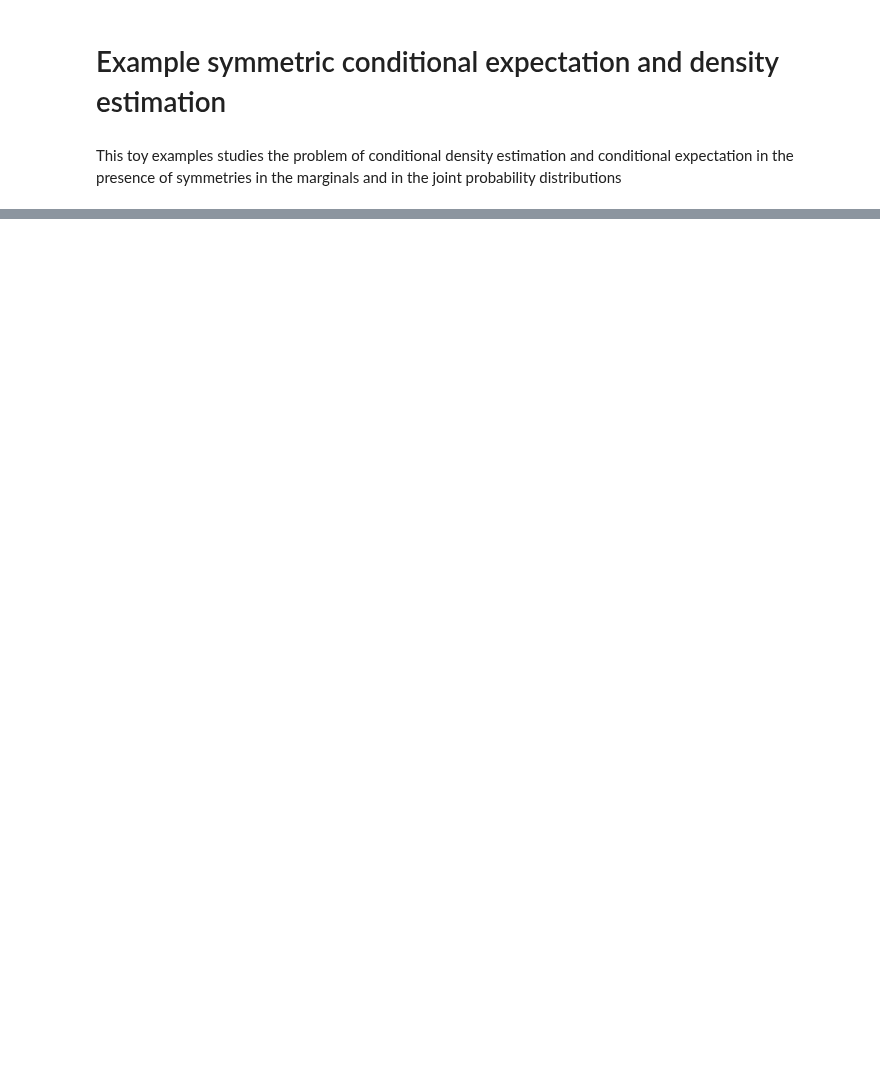
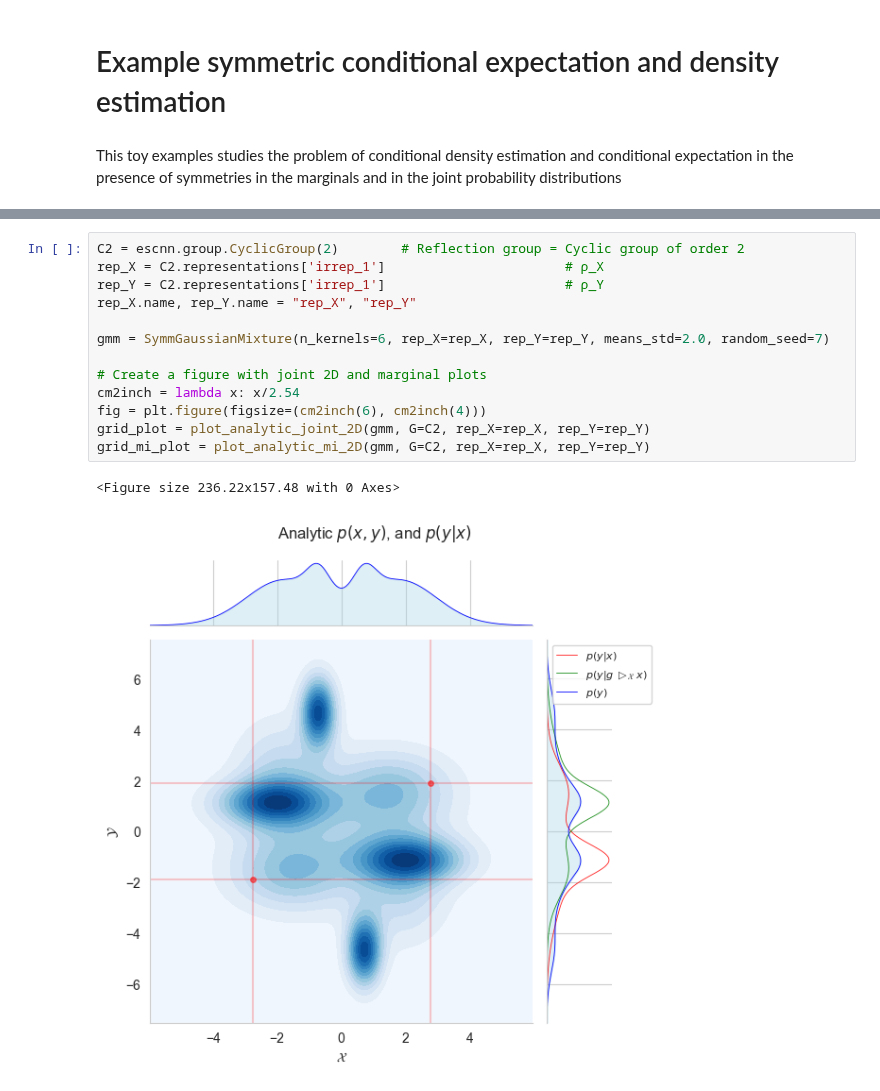
Before and after one commit to Danfoa/symm_rep_learn, a Jupyter notebook: NCP/examples/symmetric_1D.ipynb, the cells around one changed output, grey strips where cells are left out. Cells and saved outputs as stored; diff of their text form; blank space fills up the shorter version.

```diff
--- a/NCP/examples/symmetric_1D.ipynb
+++ b/NCP/examples/symmetric_1D.ipynb
@@ -119,0 +28,16 @@ plt.show()
+# %%
+C2 = escnn.group.CyclicGroup(2)        # Reflection group = Cyclic group of order 2
+rep_X = C2.representations['irrep_1']                       # ρ_Χ
+rep_Y = C2.representations['irrep_1']                       # ρ_Y
+rep_X.name, rep_Y.name = "rep_X", "rep_Y"
+
+gmm = SymmGaussianMixture(n_kernels=6, rep_X=rep_X, rep_Y=rep_Y, means_std=2.0, random_seed=7)
+
+# Create a figure with joint 2D and marginal plots
+cm2inch = lambda x: x/2.54
+fig = plt.figure(figsize=(cm2inch(6), cm2inch(4)))
+grid_plot = plot_analytic_joint_2D(gmm, G=C2, rep_X=rep_X, rep_Y=rep_Y)
+grid_mi_plot = plot_analytic_mi_2D(gmm, G=C2, rep_X=rep_X, rep_Y=rep_Y)
+# %% [output]
+<Figure size 236.22x157.48 with 0 Axes>
+[figure, added]
```
Also changed, not shown: parts of 9 cells of this notebook, 4 other files.
